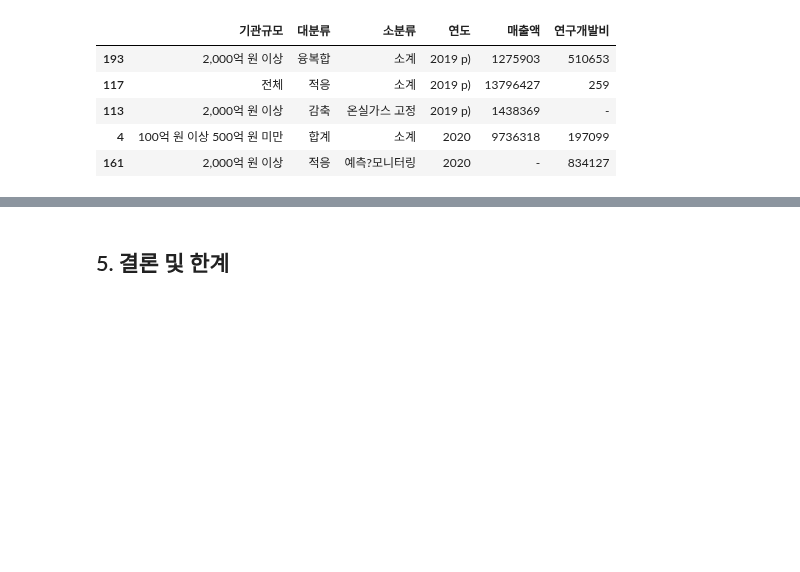
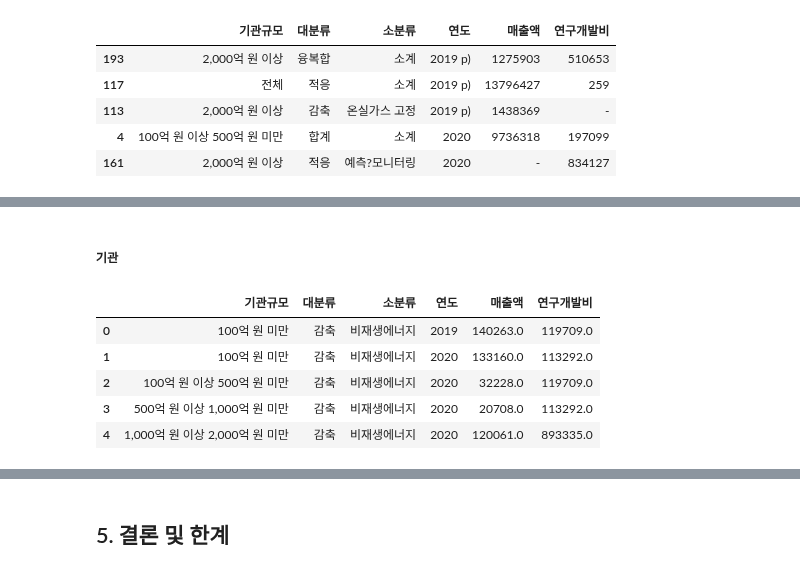
Before and after one commit to nuyhc/Mini_Project, a Jupyter notebook: 4. V_CTI_CN/v_cti_cn.ipynb, the cells around one changed output, grey strips where cells are left out. Saved outputs shown, nothing was run; the diff lists cells and outputs as text; code cells hidden in the pictures; blank space fills up the shorter version.

```diff
--- a/4. V_CTI_CN/v_cti_cn.ipynb
+++ b/4. V_CTI_CN/v_cti_cn.ipynb
@@ -582,0 +571,7 @@ df_inst_sr.sample(5)
+# %%
+df_corp_sr["매출액"] = pd.to_numeric(df_corp_sr["매출액"], errors="coerce")
+df_corp_sr["연구개발비"] = pd.to_numeric(df_corp_sr["연구개발비"], errors="coerce")
+df_inst_sr["매출액"] = pd.to_numeric(df_inst_sr["매출액"], errors="coerce")
+df_inst_sr["연구개발비"] = pd.to_numeric(df_inst_sr["연구개발비"], errors="coerce")
+# %%
+df_inst_sr["연도"] = df_inst_sr["연도"].str.split("p", expand=True).astype(int)[0]
@@ -582,0 +586,3 @@ df_inst_sr.sample(5)
+# %%
+df_inst_sr = df_inst_sr.drop(df_inst_sr[(df_inst_sr["기관규모"]=="전체") | (df_inst_sr["대분류"]=="합계") | (df_inst_sr["소분류"]=="소계")].index).reset_index(drop=True)
+df_inst_sr.shape
@@ -582,0 +615,11 @@ df_inst_sr.sample(5)
+# %% [markdown]
+##### 기관
+# %%
+df_inst_sr.head()
+# %% [output]
+|  | 기관규모 | 대분류 | 소분류 | 연도 | 매출액 | 연구개발비 |
+| 0 | 100억 원 미만 | 감축 | 비재생에너지 | 2019 | 140263.0 | 119709.0 |
+| 1 | 100억 원 미만 | 감축 | 비재생에너지 | 2020 | 133160.0 | 113292.0 |
+| 2 | 100억 원 이상 500억 원 미만 | 감축 | 비재생에너지 | 2020 | 32228.0 | 119709.0 |
+| 3 | 500억 원 이상 1,000억 원 미만 | 감축 | 비재생에너지 | 2020 | 20708.0 | 113292.0 |
+| 4 | 1,000억 원 이상 2,000억 원 미만 | 감축 | 비재생에너지 | 2020 | 120061.0 | 893335.0 |
```
Also changed, not shown: parts of 28 cells of this notebook.
